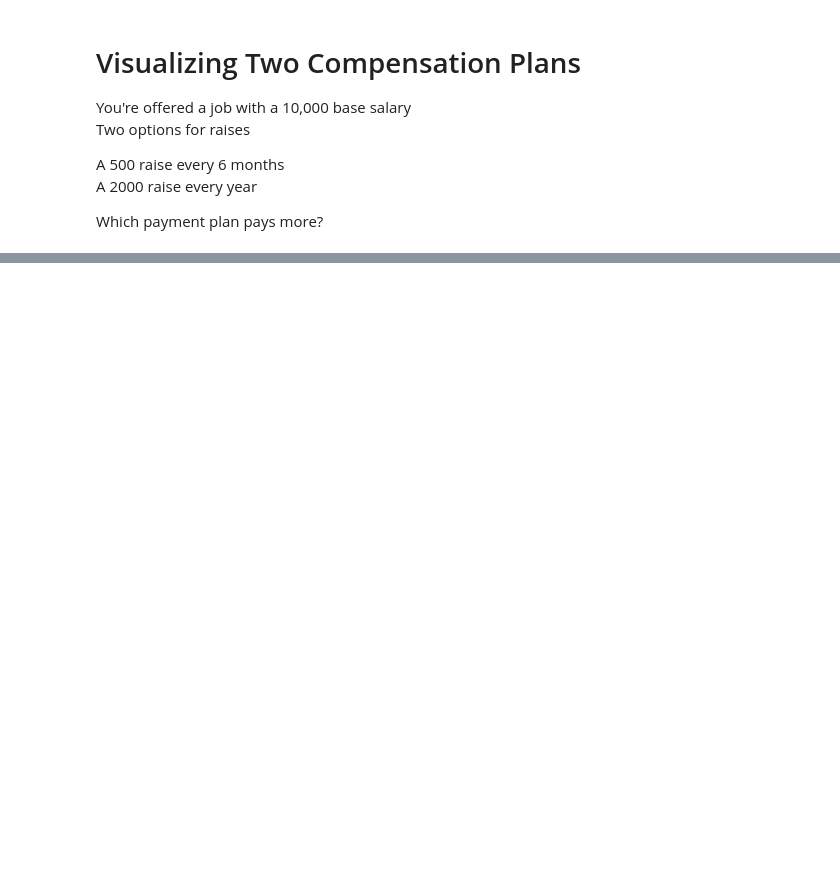
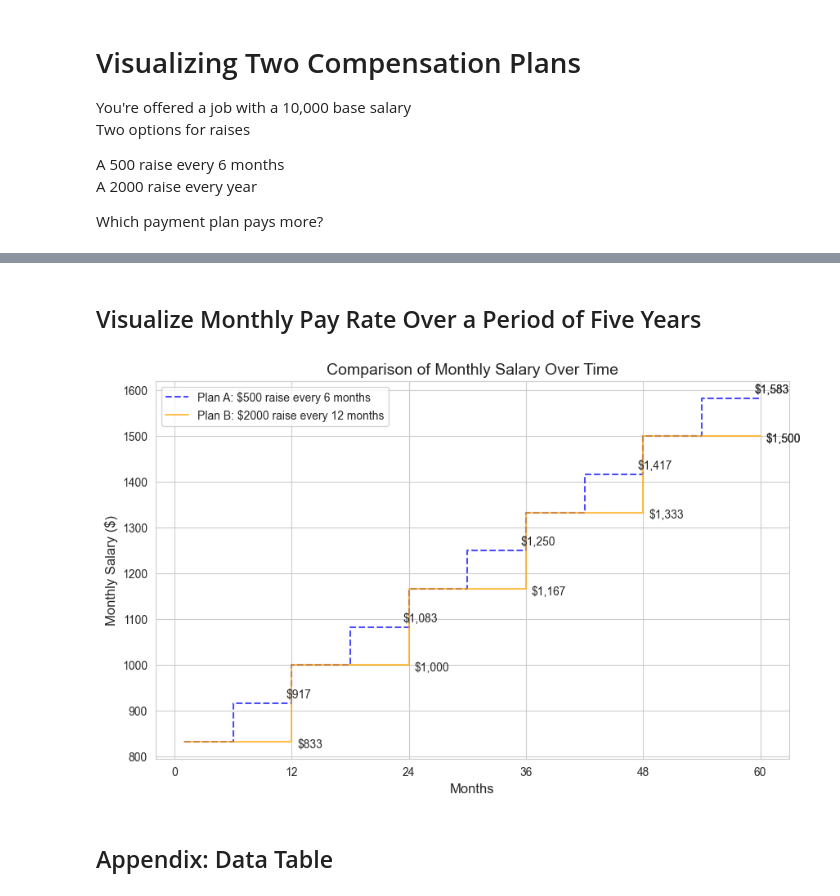
Before and after one commit to regular-polygon/scratch, a Jupyter notebook: compensation-plan-visualization.ipynb, the cells around one changed output, grey strips where cells are left out. Drawn from its saved outputs; the diff is of its cells as text; code cells hidden in the pictures; blank space fills up the shorter version.

```diff
--- a/compensation-plan-visualization.ipynb
+++ b/compensation-plan-visualization.ipynb
@@ -103,0 +100,46 @@ plt.show()
+# %% [markdown]
+## Visualize Monthly Pay Rate Over a Period of Five Years
+# %%
+df['plan_a_rate'] = df['base_rate'] + df['plan_a_inc_rate']
+df['plan_b_rate'] = df['base_rate'] + df['plan_b_inc_rate']
+
+# Set up the figure
+plt.figure(figsize=(10, 6))
+sns.set_style("whitegrid")
+
+# Create the line plot
+# plt.plot(df['month'], df['plan_a_cumulative_income'], '.-', color='blue', linewidth=1,
+#          label='Plan A: $500 raise every 6 months')
+# plt.plot(df['month'], df['plan_b_cumulative_income'], '.-', color='orange', linewidth=1,
+#          label='Plan B: $2000 raise every 12 months')
+
+plt.step(df['month'], df['plan_a_rate'], where='pre', label='Plan A: $500 raise every 6 months', color='blue', alpha=0.7, linestyle='--')
+plt.step(df['month'], df['plan_b_rate'], where='pre', label='Plan B: $2000 raise every 12 months', color='orange', alpha=0.7)
+
+for i in range(11, MONTHS + 12, 12):
+    if i >= MONTHS:
+        last_idx = -1
+    else:
+        last_idx = i
+    plt.annotate(f"${df['plan_a_rate'].iloc[last_idx]:,.0f}",
+                 xy=(df['month'].iloc[last_idx], df['plan_a_rate'].iloc[last_idx]),
+                 xytext=(-5, 5), textcoords='offset points')
+
+    plt.annotate(f"${df['plan_b_rate'].iloc[last_idx]:,.0f}",
+                 xy=(df['month'].iloc[last_idx], df['plan_b_rate'].iloc[last_idx]),
+                 xytext=(5, -5), textcoords='offset points')
+
+# Add legend
+plt.legend(loc='best')
+
+# Add labels and title
+plt.xlabel('Months', fontsize=12)
+plt.ylabel('Monthly Salary ($)', fontsize=12)
+plt.title('Comparison of Monthly Salary Over Time', fontsize=14)
+plt.xticks(range(0, MONTHS + 12, 12))  # Set x-axis ticks to match the period values
+
+plt.show()
+# %% [output]
+[figure, added]
+# %% [markdown]
+## Appendix: Data Table
```
Also changed, not shown: parts of 4 cells of this notebook.
